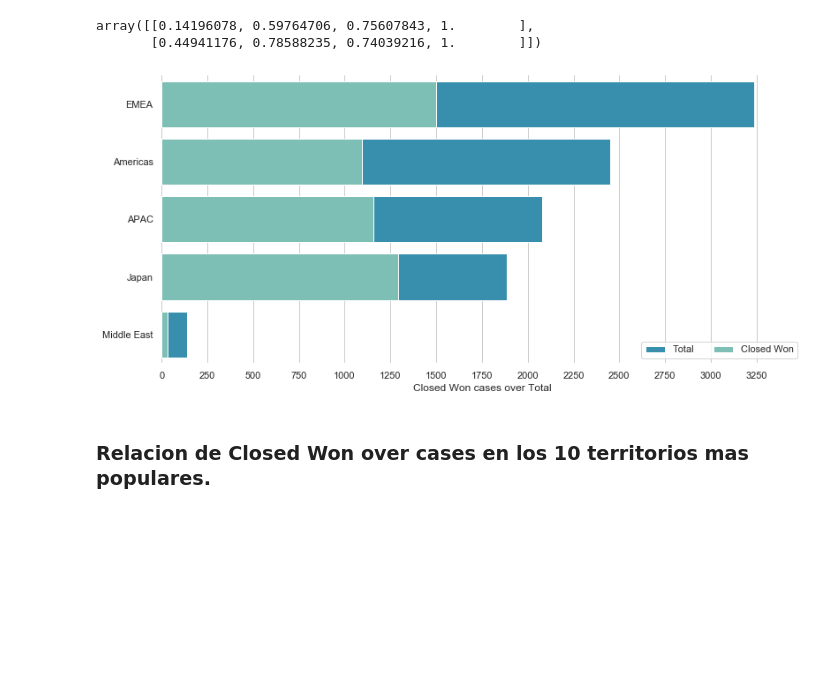
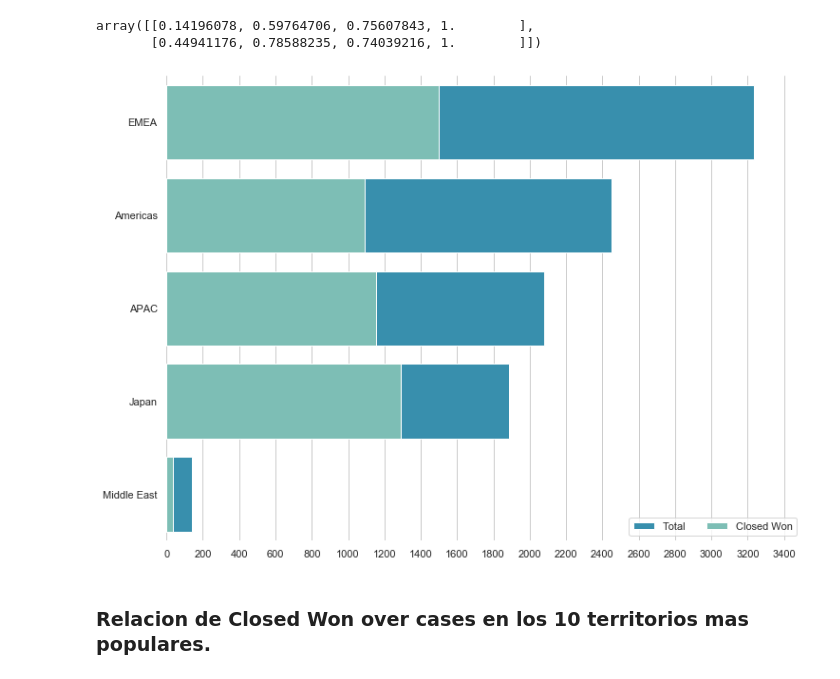
Before and after one commit to RiedelNicolas/75.06-2C2020-TP1, a Jupyter notebook: AnalisisGeografico.ipynb, the cells around one changed output. Saved outputs shown, nothing was run; the diff lists cells and outputs as text; code cells hidden in the pictures; blank space fills up the shorter version.

```diff
--- a/AnalisisGeografico.ipynb
+++ b/AnalisisGeografico.ipynb
@@ -128,7 +128,7 @@ territorios = datos['Territory'].value_counts().head(15)
 ax = sns.barplot(x=territorios.index, y=territorios.values,
                  palette=colores)
 ax.set(xlabel='15 most repeated territories', ylabel='Apariciones')
-sns.set(rc={'figure.figsize':(16,9)})
+sns.set(rc={'figure.figsize':(10,8.5)})
 
 ax.set_xticklabels(ax.get_xticklabels(), rotation=45)
 # %% [output]
@@ -249,30 +249,30 @@ array([[0.14196078, 0.59764706, 0.75607843, 1.        ],
 # %%
 sns.set_theme(style="whitegrid")
 
 # Initialize the matplotlib figure
-f, ax = plt.subplots(figsize=(13, 6))
+f, ax = plt.subplots(figsize=(12, 9))
 
 # Load the example car crash dataset
 aPlotear = tabla
 
 # Plot the total crashes
 sns.set_color_codes("pastel")
 sns.barplot(x="Total", y="Region", data=aPlotear,
             label="Total", color=colores[0])
 
 # Plot the crashes where alcohol was involved
 sns.set_color_codes("muted")
 sns.barplot(x="Closed Won", y="Region", data=aPlotear,
             label="Closed Won", color=colores[1])
 
 # Add a legend and informative axis label
 ax.legend(ncol=2, loc="lower right", frameon=True)
 ax.set(xlim=(0, 3500), ylabel="",
-       xlabel="Closed Won cases over Total")
-ax.set_xticks(np.arange(0, 3500, 250))
+       xlabel="")
+ax.set_xticks(np.arange(0, 3600, 200))
 sns.despine(left=True, bottom=True)
 # %% [output]
-[figure, old version]
+[figure, new version]
 # %% [markdown]
 ### Relacion de Closed Won over cases en los 10 territorios mas populares.
 # %%
```
Also changed, not shown: parts of 6 cells of this notebook, 3 other files.
